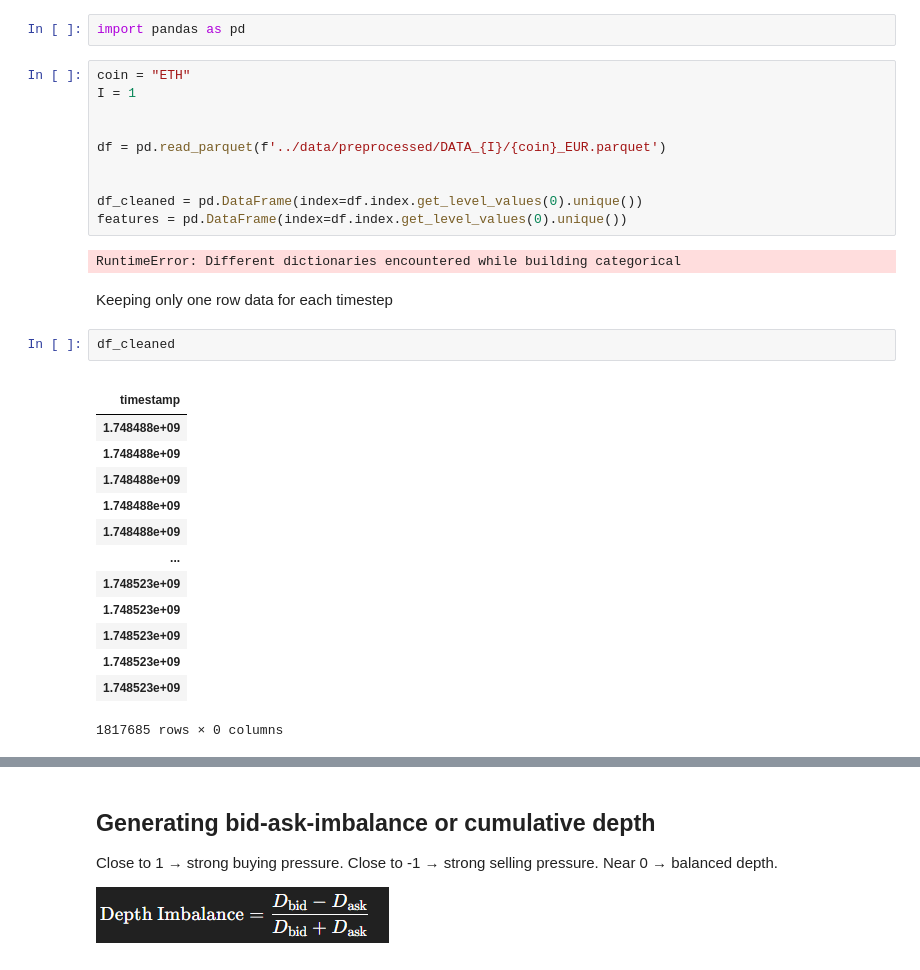
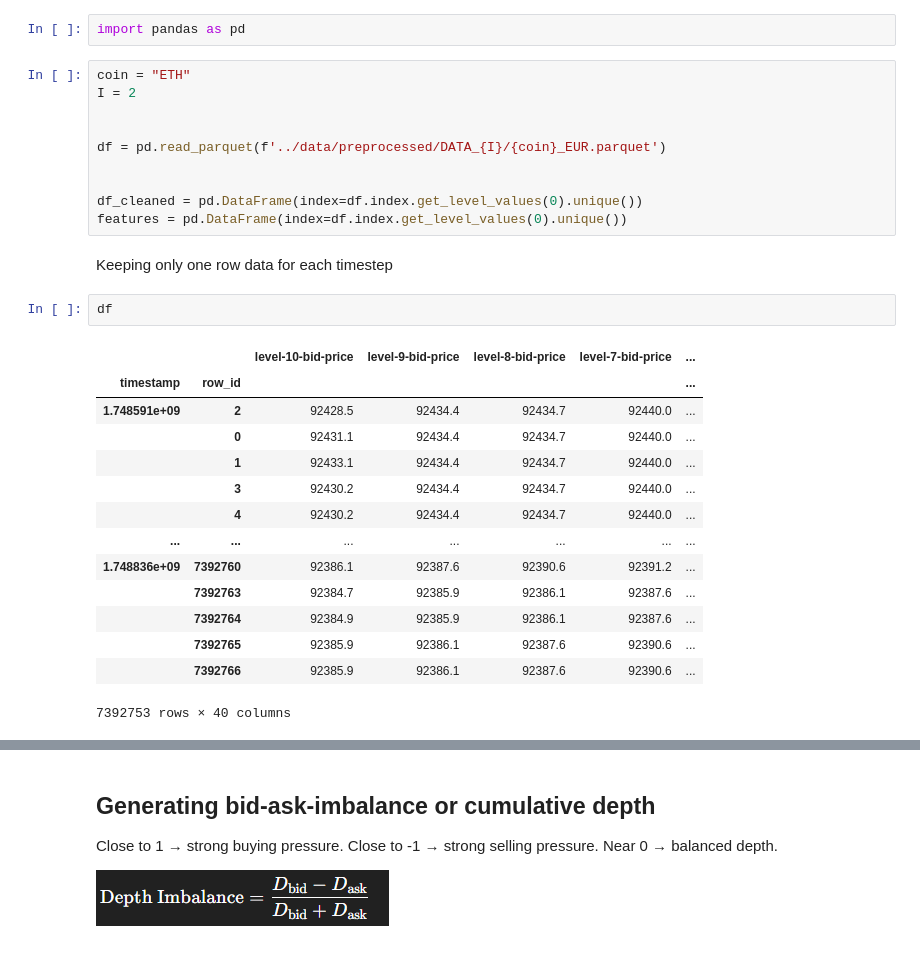
Before and after one commit to solalbaudoincs/ifcob, a Jupyter notebook: feature_extraction/feature_generation.ipynb, the cells around one changed output, grey strips where cells are left out. Saved outputs shown, nothing was run; the diff lists cells and outputs as text.

```diff
--- a/feature_extraction/feature_generation.ipynb
+++ b/feature_extraction/feature_generation.ipynb
@@ -34,7 +34,7 @@ Multi-line order flow : Extension of OFI, measuring the net flow at the top N le
 import pandas as pd
 # %%
 coin = "ETH"
-I = 1
+I = 2
 
 
 df = pd.read_parquet(f'../data/preprocessed/DATA_{I}/{coin}_EUR.parquet')
@@ -42,27 +42,25 @@ df = pd.read_parquet(f'../data/preprocessed/DATA_{I}/{coin}_EUR.parquet')
 
 df_cleaned = pd.DataFrame(index=df.index.get_level_values(0).unique())
 features = pd.DataFrame(index=df.index.get_level_values(0).unique())
-# %% [output]
-RuntimeError: Different dictionaries encountered while building categorical
 # %% [markdown]
 Keeping only one row data for each timestep
 # %%
-df_cleaned
+df
 # %% [output]
-|  |
-| timestamp |
-| 1.748488e+09 |
-| 1.748488e+09 |
-| 1.748488e+09 |
-| 1.748488e+09 |
-| 1.748488e+09 |
-| ... |
-| 1.748523e+09 |
-| 1.748523e+09 |
-| 1.748523e+09 |
-| 1.748523e+09 |
-| 1.748523e+09 |
+|  |  | level-10-bid-price | level-9-bid-price | level-8-bid-price | level-7-bid-price | ... |
+| timestamp | row_id |  |  |  |  | ... |
+| 1.748591e+09 | 2 | 92428.5 | 92434.4 | 92434.7 | 92440.0 | ... |
+|  | 0 | 92431.1 | 92434.4 | 92434.7 | 92440.0 | ... |
+|  | 1 | 92433.1 | 92434.4 | 92434.7 | 92440.0 | ... |
+|  | 3 | 92430.2 | 92434.4 | 92434.7 | 92440.0 | ... |
+|  | 4 | 92430.2 | 92434.4 | 92434.7 | 92440.0 | ... |
+| ... | ... | ... | ... | ... | ... | ... |
+| 1.748836e+09 | 7392760 | 92386.1 | 92387.6 | 92390.6 | 92391.2 | ... |
+|  | 7392763 | 92384.7 | 92385.9 | 92386.1 | 92387.6 | ... |
+|  | 7392764 | 92384.9 | 92385.9 | 92386.1 | 92387.6 | ... |
+|  | 7392765 | 92385.9 | 92386.1 | 92387.6 | 92390.6 | ... |
+|  | 7392766 | 92385.9 | 92386.1 | 92387.6 | 92390.6 | ... |
-1817685 rows × 0 columns
+7392753 rows × 40 columns
 # %%
 # Compute weighted average price "level-i-side-price" for each i and side by volume for each unique timestamp
 
```
Also changed, not shown: parts of 3 cells of this notebook.
